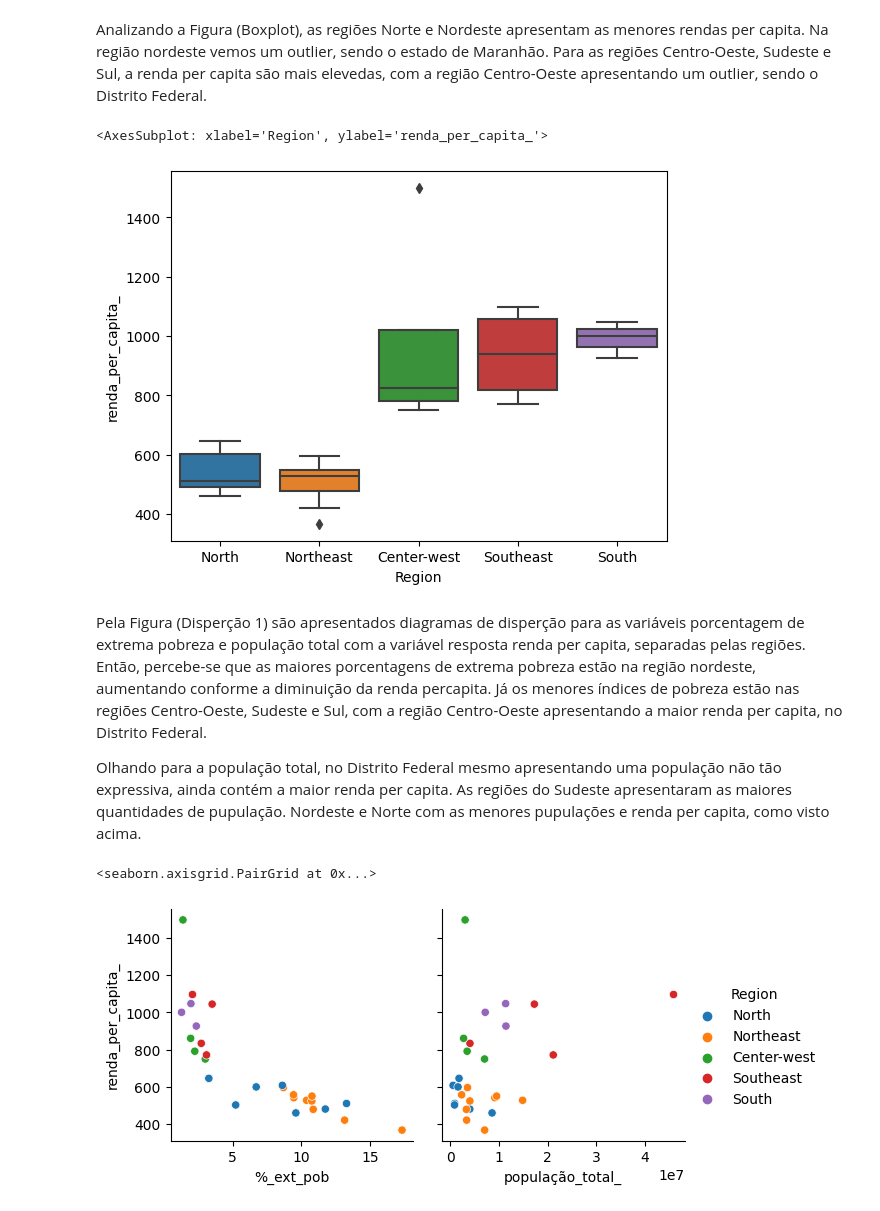
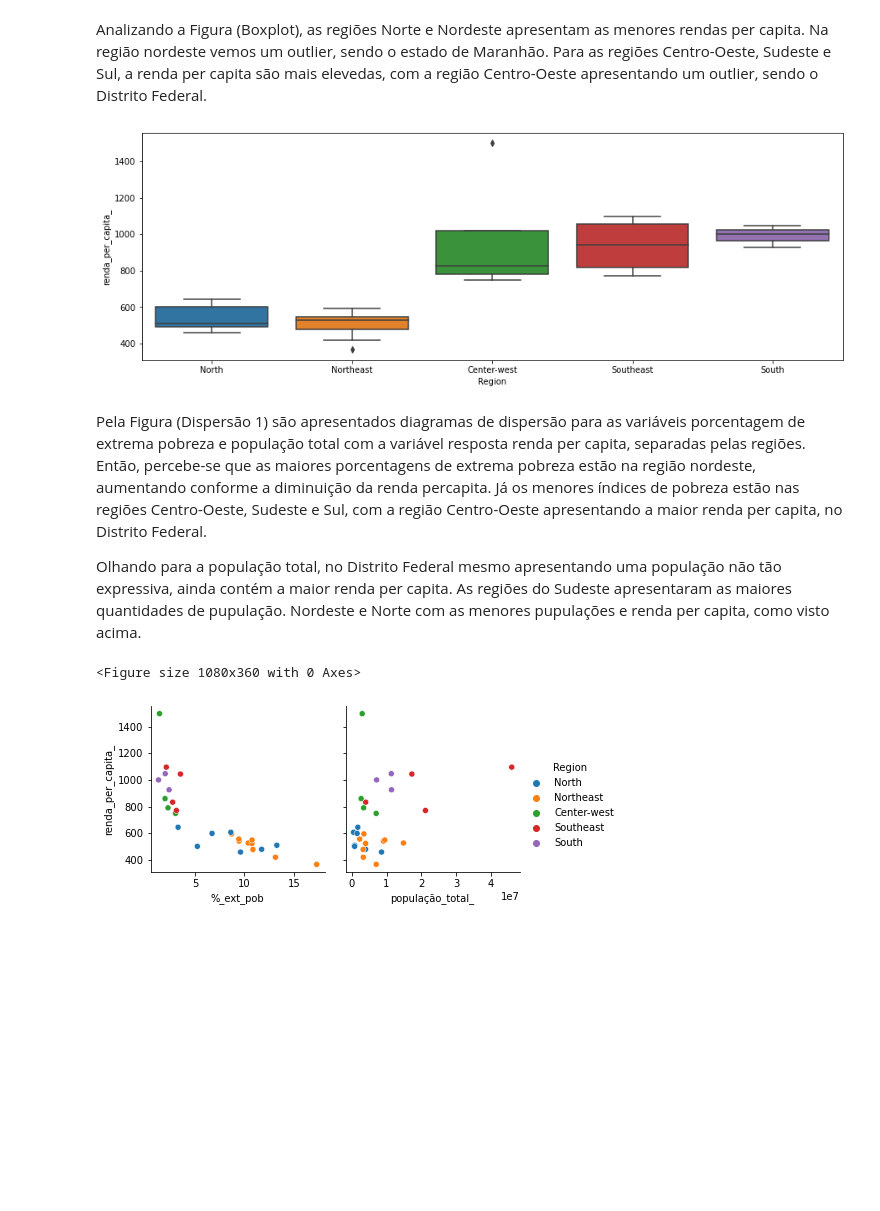
Before and after one commit to VitorBSP/GDP_StatesBR, a Jupyter notebook: modelagem.ipynb, the cells around one changed output. Cells and saved outputs as stored; diff of their text form; code cells hidden in the pictures; blank space fills up the shorter version.

```diff
--- a/modelagem.ipynb
+++ b/modelagem.ipynb
@@ -47,21 +58,19 @@ sns.heatmap(base.iloc[0:27, :].corr(), annot=True,cmap='RdYlBu')
 # %% [markdown]
 Analizando a Figura (Boxplot), as regiões Norte e Nordeste apresentam as menores rendas per capita. Na região nordeste vemos um outlier, sendo o estado de Maranhão. Para as regiões Centro-Oeste, Sudeste e Sul, a renda per capita são mais elevedas, com a região Centro-Oeste apresentando um outlier, sendo o Distrito Federal.
-# %%
-# Acredito que o boxplot fica melhor que barras, ja da para ver outliers alem da diferença de renda de cada regiao
-sns.boxplot(x='Region', y='renda_per_capita_', data=base.iloc[0:27, :])
-# %% [output]
-<AxesSubplot: xlabel='Region', ylabel='renda_per_capita_'>
-[figure, removed]
+# %%
+plt.figure(figsize=(15, 5))
+sns.boxplot(x='Region', y='renda_per_capita_', data=base.iloc[0:27, :]);
+# %% [output]
+[figure, added]
 # %% [markdown]
-Pela Figura (Disperção 1) são apresentados diagramas de disperção para as variáveis porcentagem de extrema pobreza e população total com a variável resposta renda per capita, separadas pelas regiões. Então, percebe-se que as maiores porcentagens de extrema pobreza estão na região nordeste, aumentando conforme a diminuição da renda percapita. Já os menores índices de pobreza estão nas regiões Centro-Oeste, Sudeste e Sul, com a região Centro-Oeste apresentando a maior renda per capita, no Distrito Federal.
+Pela Figura (Dispersão 1) são apresentados diagramas de dispersão para as variáveis porcentagem de extrema pobreza e população total com a variável resposta renda per capita, separadas pelas regiões. Então, percebe-se que as maiores porcentagens de extrema pobreza estão na região nordeste, aumentando conforme a diminuição da renda percapita. Já os menores índices de pobreza estão nas regiões Centro-Oeste, Sudeste e Sul, com a região Centro-Oeste apresentando a maior renda per capita, no Distrito Federal.
 
 Olhando para a população total, no Distrito Federal mesmo apresentando uma população não tão expressiva, ainda contém a maior renda per capita. As regiões do Sudeste apresentaram as maiores quantidades de pupulação. Nordeste e Norte com as menores pupulações e renda per capita, como visto acima.
 # %%
-# sns.barplot(data=base.iloc[0:27, :], x='Region', y='renda_per_capita_')
-# sns.scatterplot(x="%_ext_pob", y="renda_per_capita_",hue='Region', data=base.iloc[0:27, :])
+plt.figure(figsize=(15, 5))
 sns.PairGrid(data=base.iloc[0:27,:],y_vars=['renda_per_capita_'],x_vars=["%_ext_pob","população_total_"]
-,hue='Region',height=3).map(sns.scatterplot).add_legend()
+,hue='Region',height=3).map(sns.scatterplot).add_legend();
 # %% [output]
-<seaborn.axisgrid.PairGrid at 0x...>
+<Figure size 1080x360 with 0 Axes>
-[figure, old version]
+[figure, new version]
 # %% [markdown]
```
Also changed, not shown: parts of 35 cells of this notebook.
